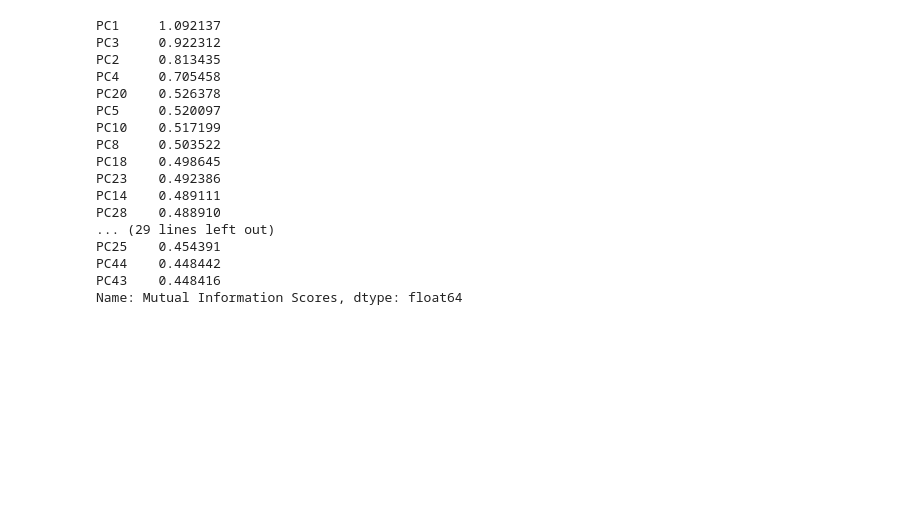
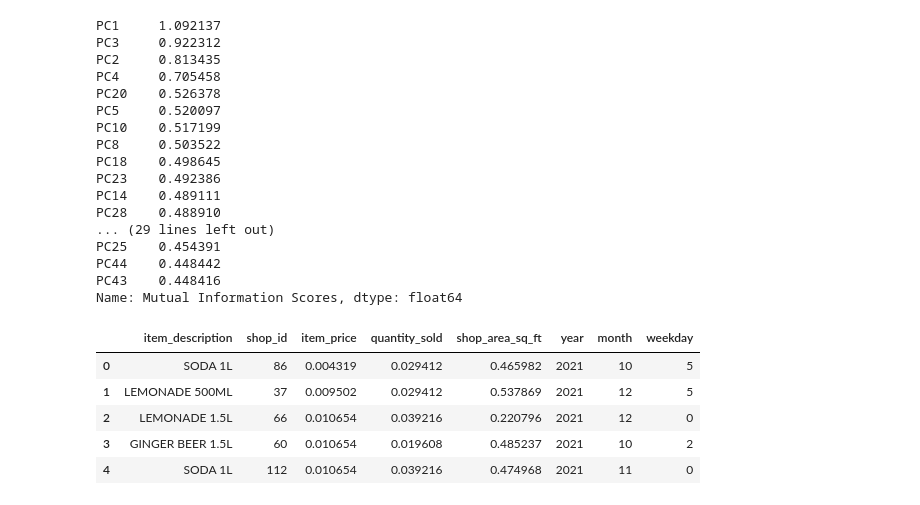
Before and after one commit to AnoshanJ/Datastorm4.0, a Jupyter notebook: Day 2/Solution.ipynb, the cells around one changed output. Saved outputs shown, nothing was run; the diff lists cells and outputs as text; code cells hidden in the pictures; blank space fills up the shorter version.

```diff
--- a/Day 2/Solution.ipynb
+++ b/Day 2/Solution.ipynb
@@ -781,3 +676,12 @@ PC25    0.454391
 PC44    0.448442
 PC43    0.448416
 Name: Mutual Information Scores, dtype: float64
+# %%
+X_train_scaled.head()
+# %% [output]
+|  | item_description | shop_id | item_price | quantity_sold | shop_area_sq_ft | year | month | weekday |
+| 0 | SODA 1L | 86 | 0.004319 | 0.029412 | 0.465982 | 2021 | 10 | 5 |
+| 1 | LEMONADE 500ML | 37 | 0.009502 | 0.029412 | 0.537869 | 2021 | 12 | 5 |
+| 2 | LEMONADE 1.5L | 66 | 0.010654 | 0.039216 | 0.220796 | 2021 | 12 | 0 |
+| 3 | GINGER BEER 1.5L | 60 | 0.010654 | 0.019608 | 0.485237 | 2021 | 10 | 2 |
+| 4 | SODA 1L | 112 | 0.010654 | 0.039216 | 0.474968 | 2021 | 11 | 0 |
```
Also changed, not shown: parts of 40 cells of this notebook, 1 other file.
